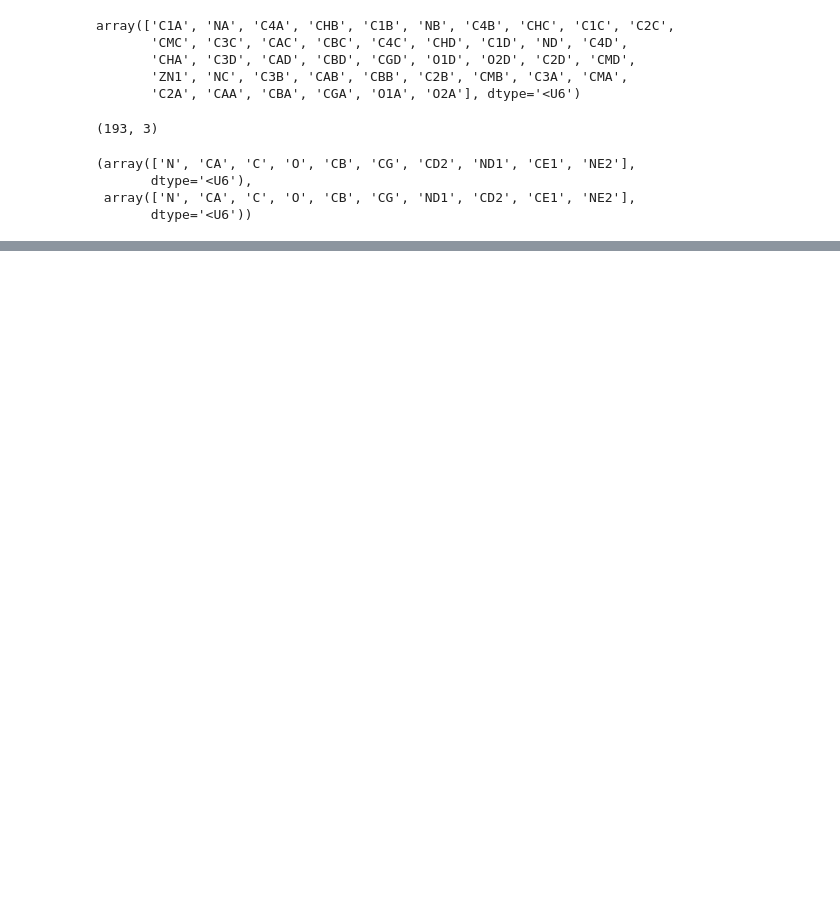
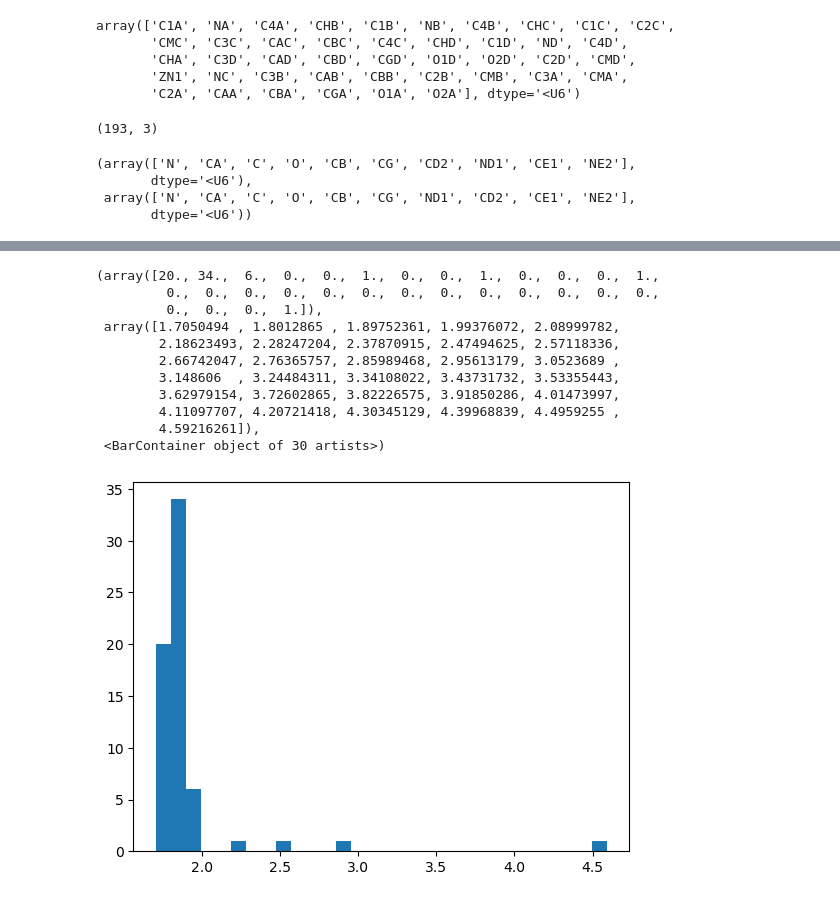
Before and after one commit to 0merle0/cleo, a Jupyter notebook: reinforced_mpnn/notebooks/policy_dev.ipynb, the cells around one changed output, grey strips where cells are left out. Saved outputs shown, nothing was run; the diff lists cells and outputs as text; code cells hidden in the pictures; blank space fills up the shorter version.

```diff
--- a/reinforced_mpnn/notebooks/policy_dev.ipynb
+++ b/reinforced_mpnn/notebooks/policy_dev.ipynb
@@ -271,0 +421,17 @@ load /home/jgershon/projects/itopt/policy_mpnn/penicillin_vanilla_pg_fragmented/
+# %%
+df = pd.read_csv("/home/jgershon/projects/itopt/policy_mpnn/penicillin_vanilla_pg_fragmented/pipeline_output/pipeline_output_iter_0499/pipeline.csv")
+# %%
+plt.hist(df["alignment.motif_allatom_align.motif_allatom_rmsd"], bins=30)
+# %% [output]
+(array([20., 34.,  6.,  0.,  0.,  1.,  0.,  0.,  1.,  0.,  0.,  0.,  1.,
+         0.,  0.,  0.,  0.,  0.,  0.,  0.,  0.,  0.,  0.,  0.,  0.,  0.,
+         0.,  0.,  0.,  1.]),
+ array([1.7050494 , 1.8012865 , 1.89752361, 1.99376072, 2.08999782,
+        2.18623493, 2.28247204, 2.37870915, 2.47494625, 2.57118336,
+        2.66742047, 2.76365757, 2.85989468, 2.95613179, 3.0523689 ,
+        3.148606  , 3.24484311, 3.34108022, 3.43731732, 3.53355443,
+        3.62979154, 3.72602865, 3.82226575, 3.91850286, 4.01473997,
+        4.11097707, 4.20721418, 4.30345129, 4.39968839, 4.4959255 ,
+        4.59216261]),
+ <BarContainer object of 30 artists>)
+[figure, added]
```
Also changed, not shown: parts of 18 cells of this notebook, 6 other files.
